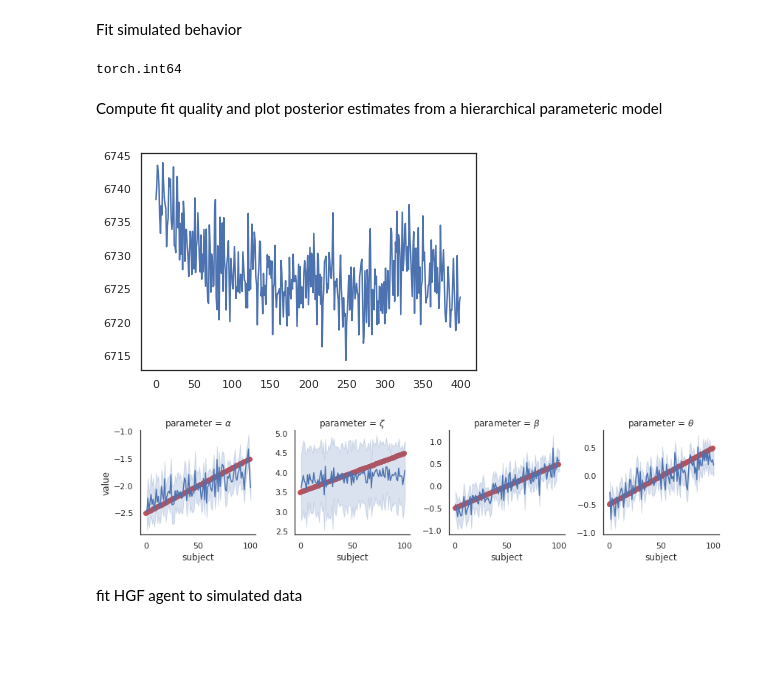
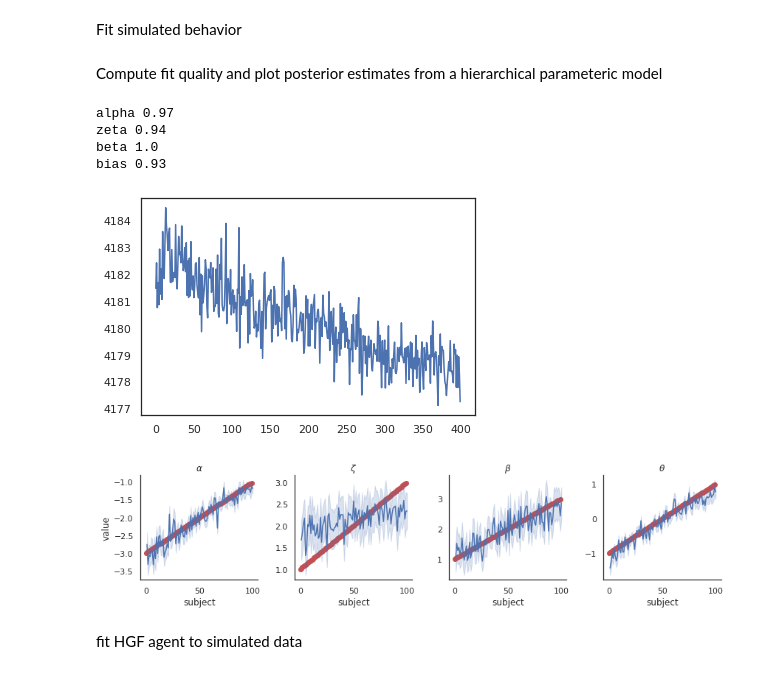
Before and after one commit to dimarkov/pybefit, a Jupyter notebook: examples/social_influence/test_inference_for_rw_hgf_sgf.ipynb, the cells around one changed output. Drawn from its saved outputs; the diff is of its cells as text; code cells hidden in the pictures; blank space fills up the shorter version.

```diff
--- a/examples/social_influence/test_inference_for_rw_hgf_sgf.ipynb
+++ b/examples/social_influence/test_inference_for_rw_hgf_sgf.ipynb
@@ -127,40 +116,43 @@ SGF agent:  [0.6166667  0.64166665]
 # %% [markdown]
 Fit simulated behavior
 # %%
-stimulus = sim1.stimulus
+num_samples = 1000
+stimulus = stimuli['pair_0']
 stimulus['mask'] = torch.ones(1, 120, 100)
 
-rl_infer = Horseshoe(rl_agent, stimulus, sim1.responses)
-rl_infer.infer_posterior(iter_steps=200)
+rl_infer = Horseshoe(rl_agent, stimulus, responses['pair_0'])
+rl_infer.infer_posterior(iter_steps=2000)
 
-labels = [r'$\alpha$', r'$\zeta$', r'$\beta$', r'$\theta$']
-tp_df = rl_infer.sample_posterior(labels, n_samples=1000)
+var_names = ['alpha', 'zeta', 'beta', 'bias']
+tp_df = rl_infer.sample_posterior(var_names, num_samples=num_samples)
-# %%
-sim1.responses.dtype
-# %% [output]
-torch.int64
 # %% [markdown]
 Compute fit quality and plot posterior estimates from a hierarchical parameteric model
 # %%
 labels = [r'$\alpha$', r'$\zeta$', r'$\beta$', r'$\theta$']
-trans_pars_rl = tp_df.melt(id_vars='subject', var_name='parameter')
+trans_pars_rl = tp_df[0].melt(id_vars='subject', var_name='parameter')
 
 vals = [trans_pars1[:,0].numpy(), trans_pars1[:, 1].numpy(), trans_pars1[:, 2].numpy(), trans_pars1[:, 3].numpy()]
-posterior_accuracy(labels, trans_pars_rl, vals)
+posterior_accuracy(var_names, trans_pars_rl, vals, nsub)
+# %% [output]
+alpha 0.97
+zeta 0.94
+beta 1.0
+bias 0.93
 # %%
 plt.figure()
 #plot convergence of stochasitc ELBO estimates (log-model evidence)
-plt.plot(rl_infer2.loss[-400:])
+plt.plot(rl_infer.loss[-400:])
 
 g = sns.FacetGrid(trans_pars_rl, col="parameter", height=3, sharey=False);
 g = (g.map(sns.lineplot, 'subject', 'value', ci='sd'));
 
-labels = [r'$\alpha$', r'$\zeta$', r'$\beta$', r'bias']
+labels = [r'$\alpha$', r'$\zeta$', r'$\beta$', r'$\theta$']
 for i in range(len(labels)):
-    g.axes[0,i].plot(np.arange(2*nsub), trans_pars1[:,i].numpy(),'ro', zorder = 0);
+    g.axes[0, i].plot(np.arange(2*nsub), trans_pars1[:, i].numpy(),'ro', zorder = 0);
+    g.axes[0, i].set_title(labels[i])
 # %% [output]
-[figure, old version]
+[figure, new version]
-[figure, old version]
+[figure, new version]
 # %% [markdown]
 fit HGF agent to simulated data
 # %%
```
Also changed, not shown: parts of 13 cells of this notebook, 13 other files.
